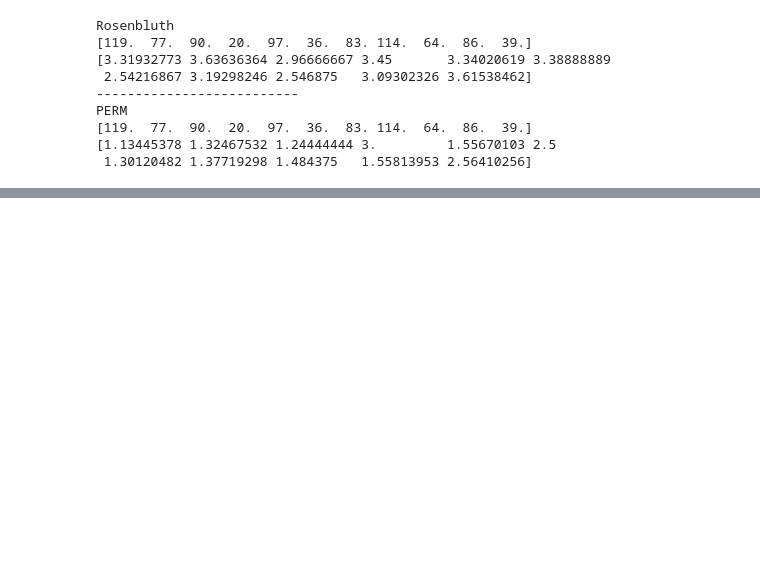
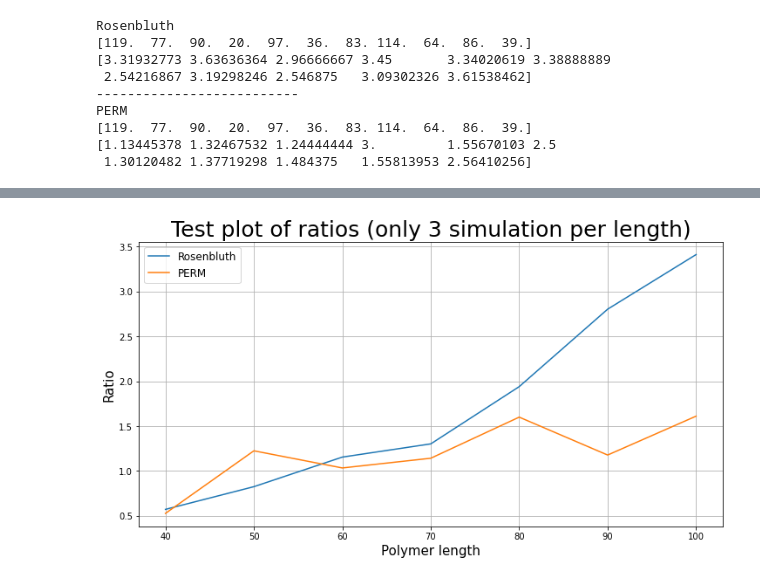
Before and after one commit to MG299792458/CompPhysProj2, a Jupyter notebook: Validation-Copy1.ipynb, the cells around one changed output, grey strips where cells are left out. Cells and saved outputs as stored; diff of their text form; code cells hidden in the pictures; blank space fills up the shorter version.

Commit message:
Ratios between Rosenbluth and PERM

```diff
--- a/Validation-Copy1.ipynb
+++ b/Validation-Copy1.ipynb
@@ -968,3 +1012,18 @@ PERM
 [119.  77.  90.  20.  97.  36.  83. 114.  64.  86.  39.]
 [1.13445378 1.32467532 1.24444444 3.         1.55670103 2.5
  1.30120482 1.37719298 1.484375   1.55813953 2.56410256]
+# %%
+dim = (5,5)
+origin = (0,0)
+L = np.array([40, 50, 60, 70, 80, 90, 100])
+N = 20 #intended number of polymers generated
+cplus = 2
+n = 3 #repeat number of times
+
+Rosen_num_L, PERM_num_L, Rosen_ratio, PERM_ratio = ratio_RvsP(dim, origin, L, N, cplus, n)
+
+
+
+#print(Rosen_ratio)
+#print('------------------------')
+#print(PERM_ratio)
@@ -970,0 +1046,16 @@ PERM
+# %%
+mean_Rosen = np.mean(Rosen_ratio, axis=1)
+mean_PERM = np.mean(PERM_ratio, axis=1)
+
+plt.figure(figsize=[12,6])
+plt.plot(L, mean_Rosen, label='Rosenbluth')
+plt.plot(L, mean_PERM, label='PERM')
+plt.grid()
+plt.legend(loc='best', fontsize='large')
+plt.xlabel('Polymer length', fontsize=15)
+plt.ylabel('Ratio', fontsize=15)
+plt.title('Test plot of ratios (only 3 simulation per length)', fontsize=25)
+plt.savefig("Figures/test1_fit_PERM_end2end.pdf")
+plt.show()
+# %% [output]
+[figure, added]
```
Also changed, not shown: parts of 3 cells of this notebook, 1 other file.
